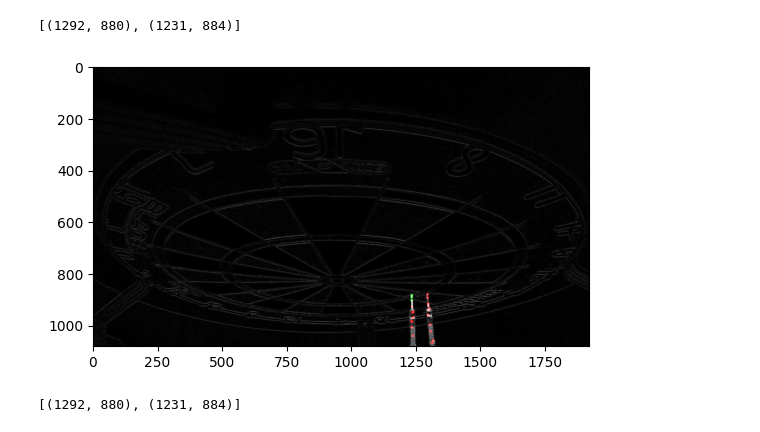
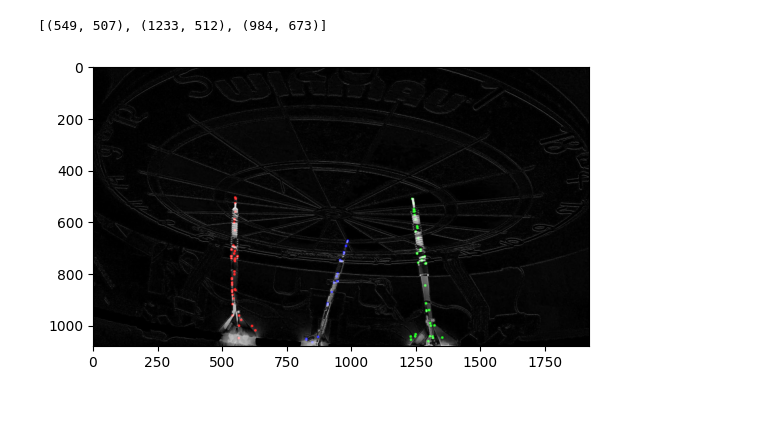
Before and after one commit to MobMonRob/automatedDartStudien, a Jupyter notebook: tracker/experiments/test.ipynb, the cells around one changed output. Saved outputs shown, nothing was run; the diff lists cells and outputs as text; code cells hidden in the pictures.

Commit message:
Erkennung von einer Geraden in Dart Pfeil

```diff
--- a/tracker/experiments/test.ipynb
+++ b/tracker/experiments/test.ipynb
@@ -169,37 +169,36 @@ def main(dartFrame, emptyFrame, printOut):
 
     return darts
 
 dartFrame_og = cv2.imread('darts.jpg')
 emptyFrame_og = cv2.imread('empty.jpg')
 
 #main(dartFrame_og, emptyFrame_og, True) #Funktioniert
 
 dartFrame_top = cv2.imread('./images/dart_top.jpg')
 emptyFrame_top = cv2.imread('./images/empty_top.jpg')
 
-#main(dartFrame_top, emptyFrame_top, True)
+main(dartFrame_top, emptyFrame_top, True)
 
 dartFrame_left = cv2.imread('./images/dart_left.jpg')
 emptyFrame_left = cv2.imread('./images/empty_left.jpg')
 
 #main(dartFrame_left, emptyFrame_left, True)
 
 dartFrame_right = cv2.imread('./images/dart_right.jpg')
 emptyFrame_right = cv2.imread('./images/empty_right.jpg')
 
 #main(dartFrame_right, emptyFrame_right, True)
 
 dartFrame_gemein_right = cv2.imread('./images/gemein_right.jpg')
 dartFrame_gemein_left = cv2.imread('./images/gemein_left.jpg')
 dartFrame_gemein_top = cv2.imread('./images/gemein_top.jpg')
 
 #main(dartFrame_gemein_top, emptyFrame_top, True)
 #main(dartFrame_gemein_right, emptyFrame_right, True)
 #main(dartFrame_gemein_left, emptyFrame_left, True)
 # %% [output]
-[(1292, 880), (1231, 884)]
+[(549, 507), (1233, 512), (984, 673)]
-[figure, old version]
+[figure, new version]
-[(1292, 880), (1231, 884)]
 # %%
 import unittest
 
```
Also changed, not shown: parts of 2 cells of this notebook, 7 other files.
